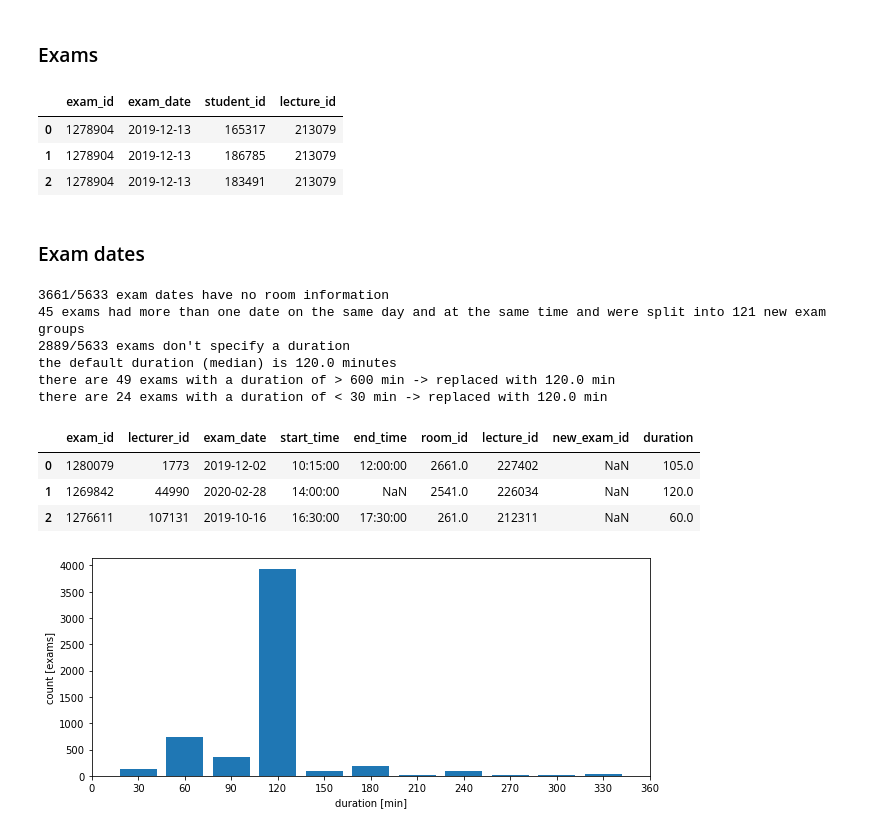
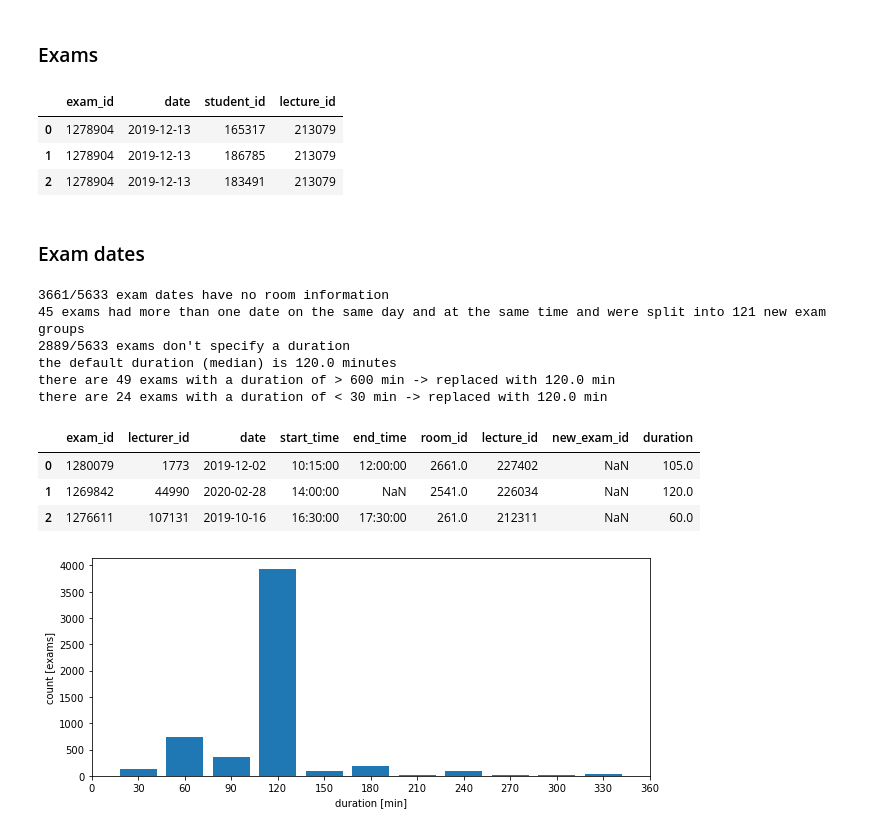
Before and after one commit to JanaLasser/uni_SEIRX, a Jupyter notebook: code/create_network.ipynb, the cells around one changed output. Saved outputs shown, nothing was run; the diff lists cells and outputs as text; code cells hidden in the pictures.

Commit message:
completed adding exams and testing code

```diff
--- a/code/create_network.ipynb
+++ b/code/create_network.ipynb
@@ -472,14 +487,14 @@ print('{} split groups have no lecturer now'.format(lonely_groups))
 # %%
 estudents = pd.read_csv(join(src, 'Prüfungen.csv'), encoding='latin_1',
                     parse_dates=['PRUEFUNGSDATUM'], dayfirst=True)
 estudents = estudents.rename(columns={
     'PV_TERM_NR':'exam_id',
     'ST_PERSON_NR':'student_id',
     'STP_SP_NR':'lecture_id',
-    'PRUEFUNGSDATUM':'exam_date'})
+    'PRUEFUNGSDATUM':'date'})
 estudents.head(3)
 # %% [output]
-|  | exam_id | exam_date | student_id | lecture_id |
+|  | exam_id | date | student_id | lecture_id |
 | 0 | 1278904 | 2019-12-13 | 165317 | 213079 |
 | 1 | 1278904 | 2019-12-13 | 186785 | 213079 |
 | 2 | 1278904 | 2019-12-13 | 183491 | 213079 |
@@ -499,7 +514,7 @@ edates = edates.rename(columns={
     'PV_TERM_NR':'exam_id',
     'PERSON_NR':'lecturer_id',
     'STP_SP_NR':'lecture_id',
-    'DATUM':'exam_date',
+    'DATUM':'date',
     'RES_NR':'room_id',
     'BEGINNZEIT':'start_time',
     'ENDEZEIT':'end_time'})
@@ -550,7 +565,7 @@ edates.head(3)
 the default duration (median) is 120.0 minutes
 there are 49 exams with a duration of > 600 min -> replaced with 120.0 min
 there are 24 exams with a duration of < 30 min -> replaced with 120.0 min
-|  | exam_id | lecturer_id | exam_date | start_time | end_time | room_id | lecture_id | new_exam_id | duration |
+|  | exam_id | lecturer_id | date | start_time | end_time | room_id | lecture_id | new_exam_id | duration |
 | 0 | 1280079 | 1773 | 2019-12-02 | 10:15:00 | 12:00:00 | 2661.0 | 227402 | NaN | 105.0 |
 | 1 | 1269842 | 44990 | 2020-02-28 | 14:00:00 | NaN | 2541.0 | 226034 | NaN | 120.0 |
 | 2 | 1276611 | 107131 | 2019-10-16 | 16:30:00 | 17:30:00 | 261.0 | 212311 | NaN | 60.0 |
```
Also changed, not shown: parts of 13 cells of this notebook, 1 other file.
